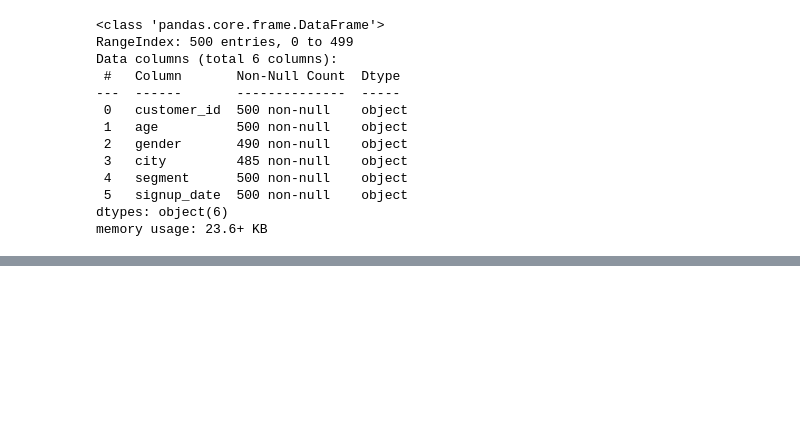
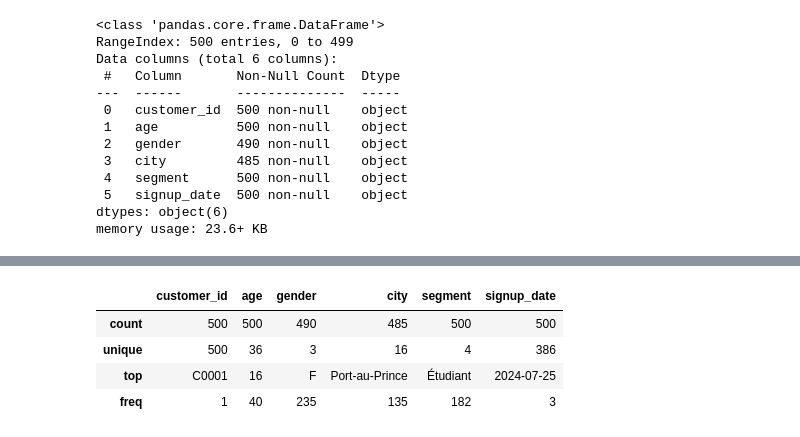
Before and after one commit to Poincare008/Mini_Projet_Pandas, a Jupyter notebook: Mini_Projet_Pandas.ipynb, the cells around one changed output, grey strips where cells are left out. Saved outputs shown, nothing was run; the diff lists cells and outputs as text; code cells hidden in the pictures; blank space fills up the shorter version.

```diff
--- a/Mini_Projet_Pandas.ipynb
+++ b/Mini_Projet_Pandas.ipynb
@@ -67,0 +115,8 @@ memory usage: 23.6+ KB
+# %%
+customers.describe(include="all")
+# %% [output]
+|  | customer_id | age | gender | city | segment | signup_date |
+| count | 500 | 500 | 490 | 485 | 500 | 500 |
+| unique | 500 | 36 | 3 | 16 | 4 | 386 |
+| top | C0001 | 16 | F | Port-au-Prince | Étudiant | 2024-07-25 |
+| freq | 1 | 40 | 235 | 135 | 182 | 3 |
```
Also changed, not shown: parts of 8 cells of this notebook.
